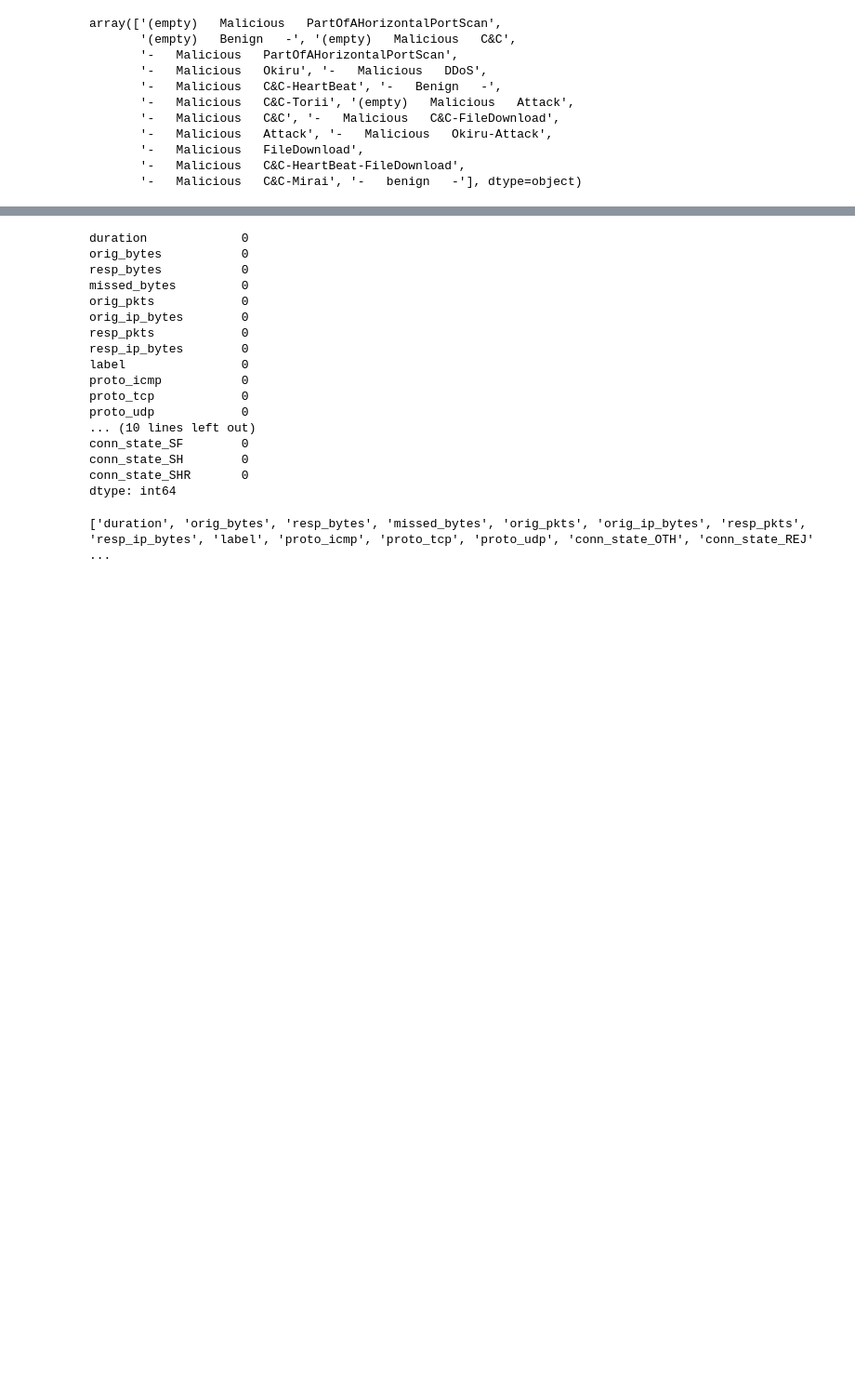
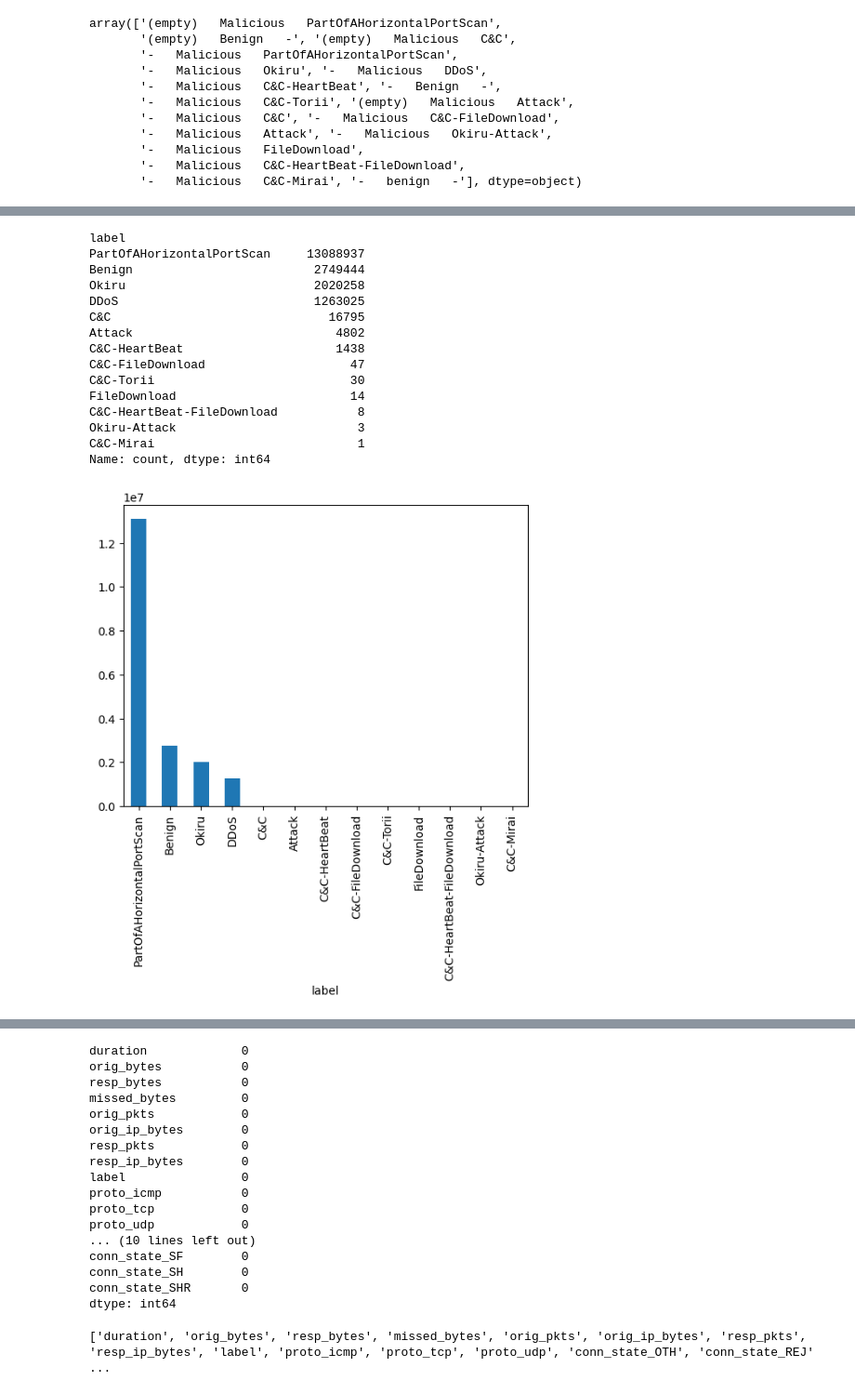
Before and after one commit to udaykiranrachamsetty/Scalable-Attack-Detection-IoT, a Jupyter notebook: datapreprocessing/IoT23_PreProcessing.ipynb, the cells around one changed output, grey strips where cells are left out. Shown: that part at 93% size. Saved outputs shown, nothing was run; the diff lists cells and outputs as text; code cells hidden in the pictures; blank space fills up the shorter version.

```diff
--- a/datapreprocessing/IoT23_PreProcessing.ipynb
+++ b/datapreprocessing/IoT23_PreProcessing.ipynb
@@ -334,7 +334,7 @@ df8.columns=['ts',
              'label']
 df8.drop(df8.tail(1).index,inplace=True)
 # %%
-df35 = pd.read_table(filepath_or_buffer=capture_35, skiprows=10, nrows=2000000)
+df35 = pd.read_table(filepath_or_buffer=capture_35, skiprows=10, nrows=1000000)
 df35.columns=['ts',
               'uid',
               'id.orig_h',
@@ -382,7 +382,7 @@ df48.columns=['ts',
               'label']
 df48.drop(df48.tail(1).index,inplace=True)
 # %%
-df39 = pd.read_table(filepath_or_buffer=capture_39, skiprows=10, nrows=4000000)
+df39 = pd.read_table(filepath_or_buffer=capture_39, skiprows=10, nrows=2000000)
 df39.columns=['ts',
               'uid',
               'id.orig_h',
@@ -406,7 +406,7 @@ df39.columns=['ts',
               'label']
 df39.drop(df39.tail(1).index,inplace=True)
 # %%
-df7 = pd.read_table(filepath_or_buffer=capture_7, skiprows=10, nrows=2000000)
+df7 = pd.read_table(filepath_or_buffer=capture_7, skiprows=10, nrows=1000000)
 df7.columns=['ts',
              'uid',
              'id.orig_h',
@@ -569,6 +569,7 @@ df_c.loc[(df_c.label == '-   Malicious   Okiru'), 'label'] = 'Okiru'
 df_c.loc[(df_c.label == '(empty)   Malicious   Okiru'), 'label'] = 'Okiru'
 df_c.loc[(df_c.label == '-   Benign   -'), 'label'] = 'Benign'
 df_c.loc[(df_c.label == '(empty)   Benign   -'), 'label'] = 'Benign'
+df_c.loc[(df_c.label == '-   benign   -'), 'label'] = 'Benign'
 df_c.loc[(df_c.label == '-   Malicious   DDoS'), 'label'] = 'DDoS'
 df_c.loc[(df_c.label == '-   Malicious   C&C'), 'label'] = 'C&C'
 df_c.loc[(df_c.label == '(empty)   Malicious   C&C'), 'label'] = 'C&C'
@@ -601,6 +601,29 @@ C&C-HeartBeat-FileDownload           8
 Okiru-Attack                         3
 C&C-Mirai                            1
 Name: count, dtype: int64
+# %%
+from matplotlib import pyplot as plt
+
+print(df_c['label'].value_counts())
+df_c['label'].value_counts().plot(kind='bar')
+plt.show()
+# %% [output]
+label
+PartOfAHorizontalPortScan     13088937
+Benign                         2749444
+Okiru                          2020258
+DDoS                           1263025
+C&C                              16795
+Attack                            4802
+C&C-HeartBeat                     1438
+C&C-FileDownload                    47
+C&C-Torii                           30
+FileDownload                        14
+C&C-HeartBeat-FileDownload           8
+Okiru-Attack                         3
+C&C-Mirai                            1
+Name: count, dtype: int64
+[figure, added]
 # %%
 pd.options.display.max_rows = 300
 pd.options.display.max_columns = 300
```
Also changed, not shown: parts of 16 cells of this notebook, 7 other files.
